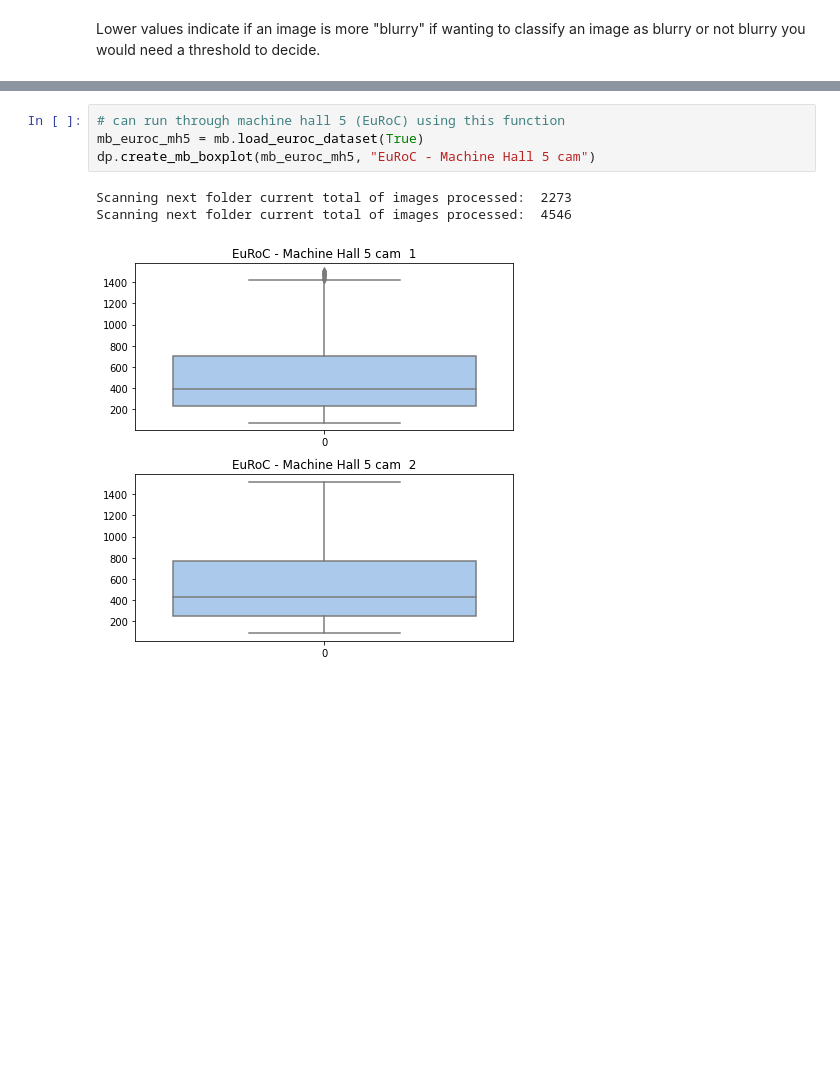
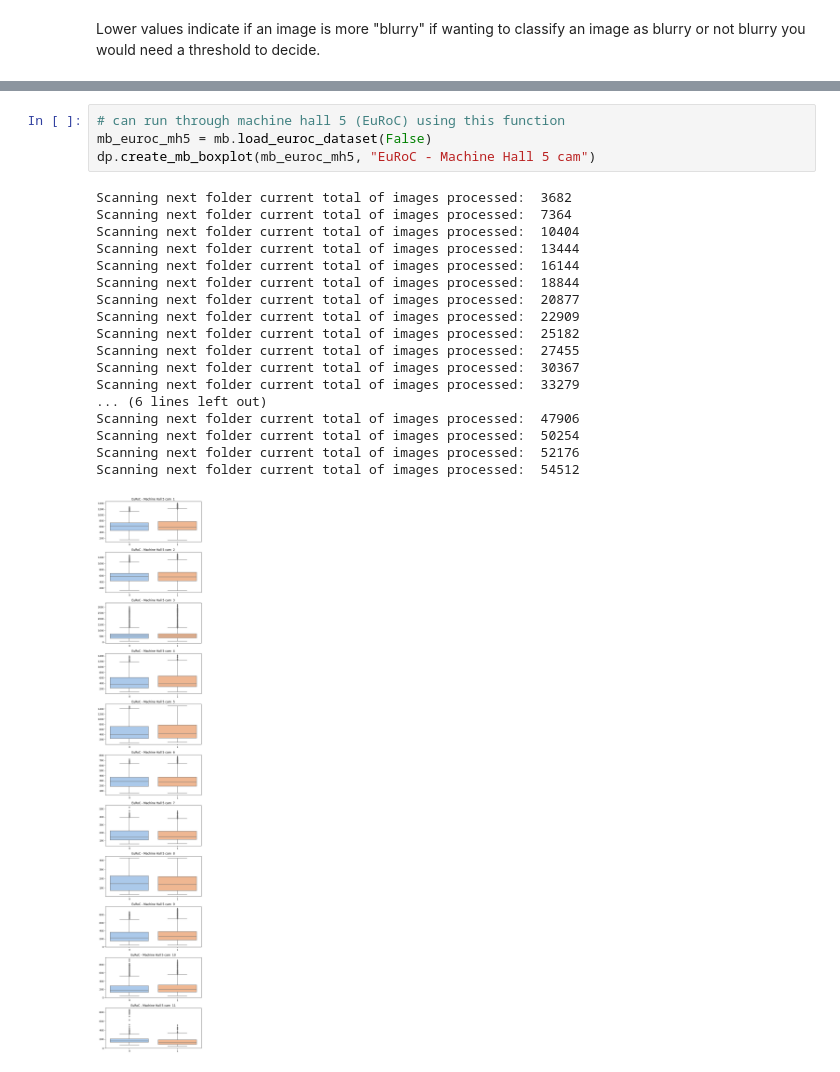
Before and after one commit to tobsthetobs/bsc-dataset-metrics, a Jupyter notebook: notebooks/motion_blur_metric_idea.ipynb, the cells around one changed output, grey strips where cells are left out. Cells and saved outputs as stored; diff of their text form; blank space fills up the shorter version.

```diff
--- a/notebooks/motion_blur_metric_idea.ipynb
+++ b/notebooks/motion_blur_metric_idea.ipynb
@@ -84,8 +85,23 @@ imshow(saved, cmap="binary")
 # %%
 # can run through machine hall 5 (EuRoC) using this function
-mb_euroc_mh5 = mb.load_euroc_dataset(True)
+mb_euroc_mh5 = mb.load_euroc_dataset(False)
 dp.create_mb_boxplot(mb_euroc_mh5, "EuRoC - Machine Hall 5 cam")
 # %% [output]
-Scanning next folder current total of images processed:  2273
-Scanning next folder current total of images processed:  4546
+Scanning next folder current total of images processed:  3682
+Scanning next folder current total of images processed:  7364
+Scanning next folder current total of images processed:  10404
+Scanning next folder current total of images processed:  13444
+Scanning next folder current total of images processed:  16144
+Scanning next folder current total of images processed:  18844
+Scanning next folder current total of images processed:  20877
+Scanning next folder current total of images processed:  22909
+Scanning next folder current total of images processed:  25182
+Scanning next folder current total of images processed:  27455
+Scanning next folder current total of images processed:  30367
+Scanning next folder current total of images processed:  33279
+... (6 lines left out)
+Scanning next folder current total of images processed:  47906
+Scanning next folder current total of images processed:  50254
+Scanning next folder current total of images processed:  52176
+Scanning next folder current total of images processed:  54512
-[figure, old version]
+[figure, new version]
```
Also changed, not shown: parts of 3 cells of this notebook, 13 other files.
